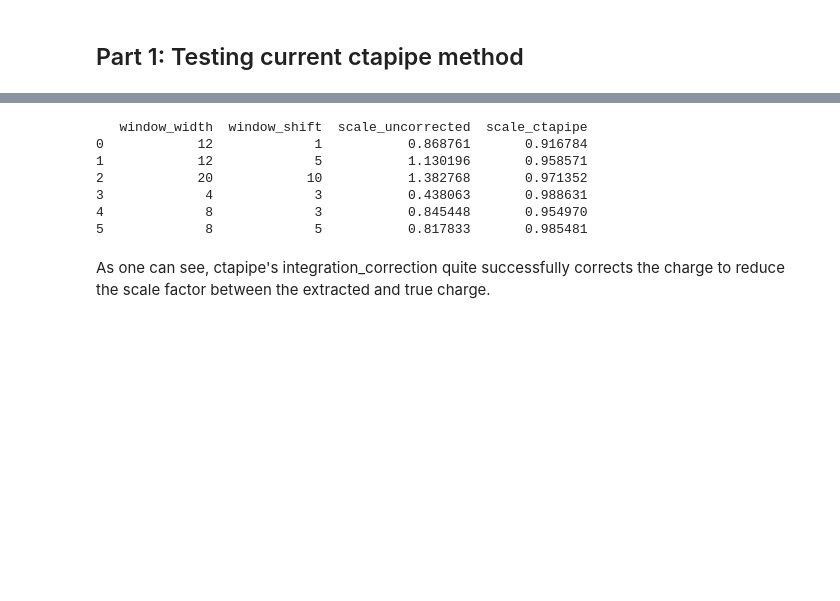
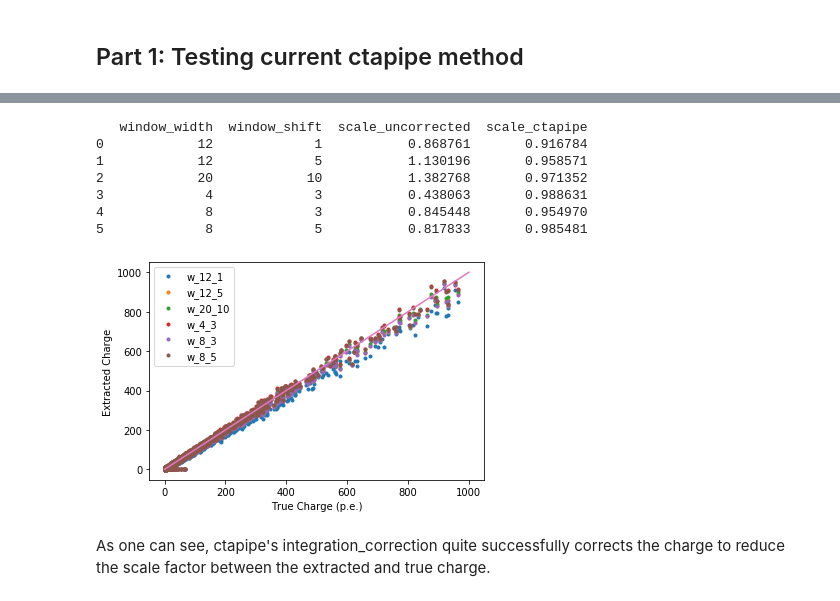
Before and after one commit to watsonjj/labbook, a Jupyter notebook: d200310_integration_correction/integration_correction.ipynb, the cells around one changed output, grey strips where cells are left out. Drawn from its saved outputs; the diff is of its cells as text; code cells hidden in the pictures; blank space fills up the shorter version.

```diff
--- a/d200310_integration_correction/integration_correction.ipynb
+++ b/d200310_integration_correction/integration_correction.ipynb
@@ -102,33 +101,36 @@ for key, df in dfs.items():
     correction = integration_correction(1, [pulse_shape], step, time_slice, window_width, window_shift)[0]
 
     plt.plot(df['true'], df['extracted'] * correction, '.', label=key)
 
     df_reduced = df.loc[df['true'] > 100]
     scale_uncorrected = polyfit(df['true'], df['extracted'], [1])[1]
     scale_ctapipe = polyfit(df['true'], df['extracted'] * correction, [1])[1]
 
 
     d_list.append({
         'window_width': window_width,
         'window_shift': window_shift,
         'scale_uncorrected': scale_uncorrected,
         'scale_ctapipe': scale_ctapipe
     })
 
 table = pd.DataFrame(d_list)
 
 plt.legend(loc='best')
 plt.plot([0, 1000], [0, 1000])
+plt.xlabel("True Charge (p.e.)")
+plt.ylabel("Extracted Charge")
 
 print(table)
 # %% [output]
    window_width  window_shift  scale_uncorrected  scale_ctapipe
 0            12             1           0.868761       0.916784
 1            12             5           1.130196       0.958571
 2            20            10           1.382768       0.971352
 3             4             3           0.438063       0.988631
 4             8             3           0.845448       0.954970
 5             8             5           0.817833       0.985481
+[figure, added]
 # %% [markdown]
 As one can see, ctapipe's integration_correction quite successfully corrects the charge to reduce the scale factor between the extracted and true charge.
 # %% [markdown]
```
Also changed, not shown: parts of 8 cells of this notebook.
